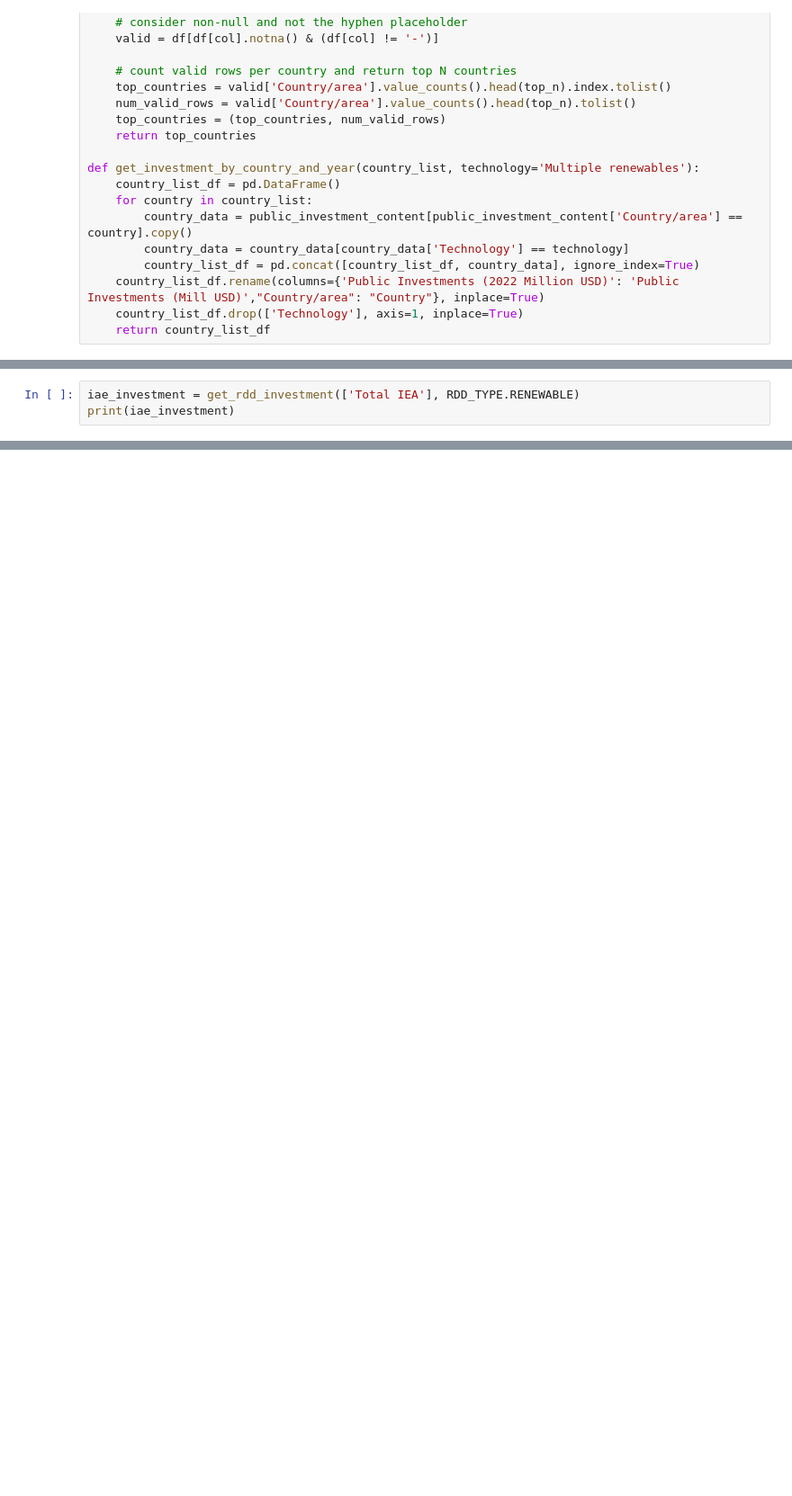
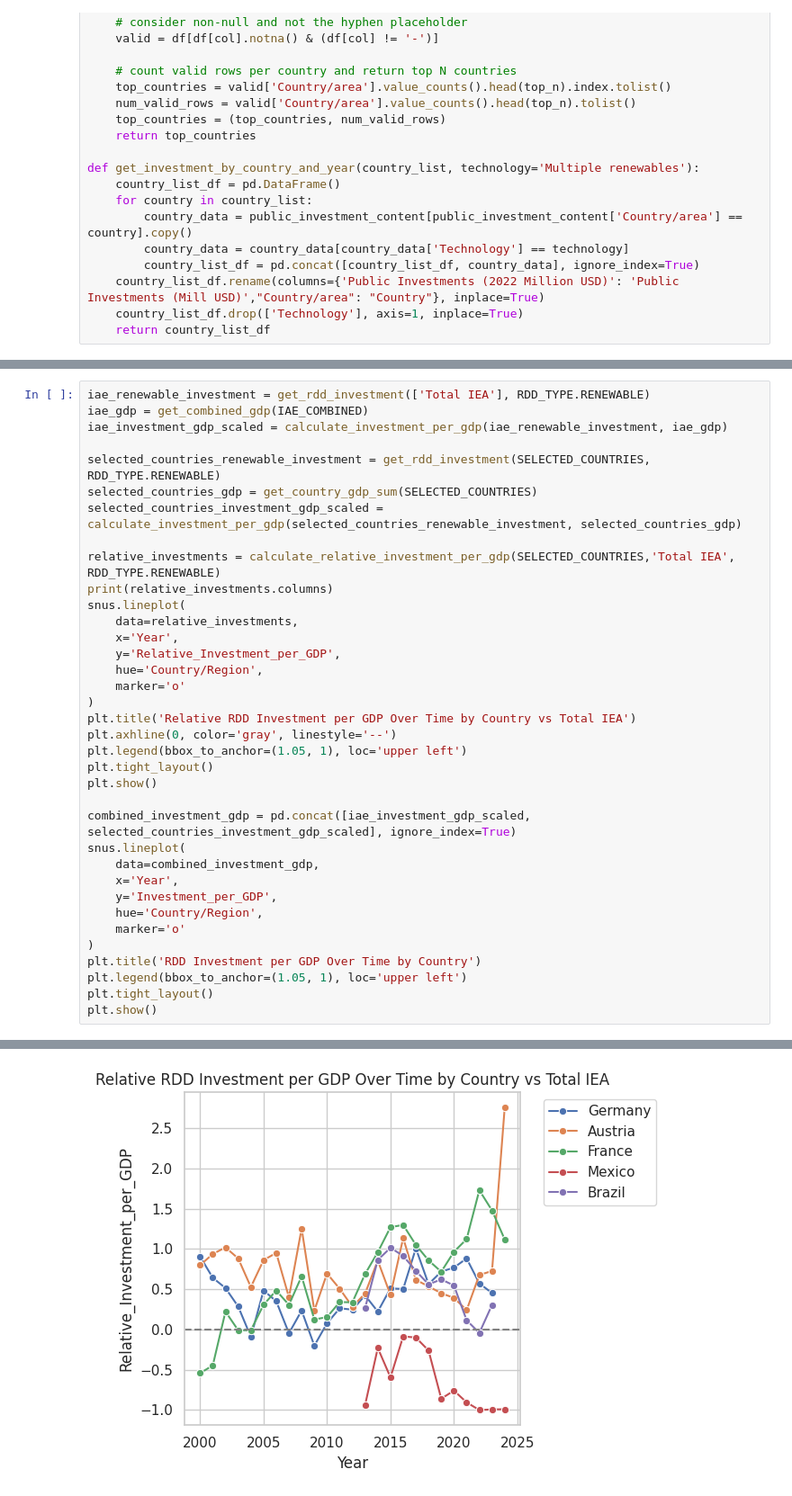
Before and after one commit to mozi30/VDS-RenewableEnergy, a Jupyter notebook: renewable-energy.ipynb, the cells around one changed output, grey strips where cells are left out. Shown: that part at 90% size. Drawn from its saved outputs; the diff is of its cells as text; blank space fills up the shorter version.

```diff
--- a/renewable-energy.ipynb
+++ b/renewable-energy.ipynb
@@ -240,3 +432,37 @@ print(get_combined_gdp(IAE_COMBINED))
 # %%
-iae_investment = get_rdd_investment(['Total IEA'], RDD_TYPE.RENEWABLE)
-print(iae_investment)
+iae_renewable_investment = get_rdd_investment(['Total IEA'], RDD_TYPE.RENEWABLE)
+iae_gdp = get_combined_gdp(IAE_COMBINED)
+iae_investment_gdp_scaled = calculate_investment_per_gdp(iae_renewable_investment, iae_gdp)
+
+selected_countries_renewable_investment = get_rdd_investment(SELECTED_COUNTRIES, RDD_TYPE.RENEWABLE)
+selected_countries_gdp = get_country_gdp_sum(SELECTED_COUNTRIES)
+selected_countries_investment_gdp_scaled = calculate_investment_per_gdp(selected_countries_renewable_investment, selected_countries_gdp)
+
+relative_investments = calculate_relative_investment_per_gdp(SELECTED_COUNTRIES,'Total IEA', RDD_TYPE.RENEWABLE)
+print(relative_investments.columns)
+snus.lineplot(
+    data=relative_investments,
+    x='Year',
+    y='Relative_Investment_per_GDP',
+    hue='Country/Region',
+    marker='o'
+)
+plt.title('Relative RDD Investment per GDP Over Time by Country vs Total IEA')
+plt.axhline(0, color='gray', linestyle='--')
+plt.legend(bbox_to_anchor=(1.05, 1), loc='upper left')
+plt.tight_layout()
+plt.show()
+
+combined_investment_gdp = pd.concat([iae_investment_gdp_scaled, selected_countries_investment_gdp_scaled], ignore_index=True)
+snus.lineplot(
+    data=combined_investment_gdp,
+    x='Year',
+    y='Investment_per_GDP',
+    hue='Country/Region',
+    marker='o'
+)
+plt.title('RDD Investment per GDP Over Time by Country')
+plt.legend(bbox_to_anchor=(1.05, 1), loc='upper left')
+plt.tight_layout()
+plt.show()
+# %% [output]
@@ -242,0 +482 @@ print(iae_investment)
+[figure, added]
```
Also changed, not shown: parts of 13 cells of this notebook.
